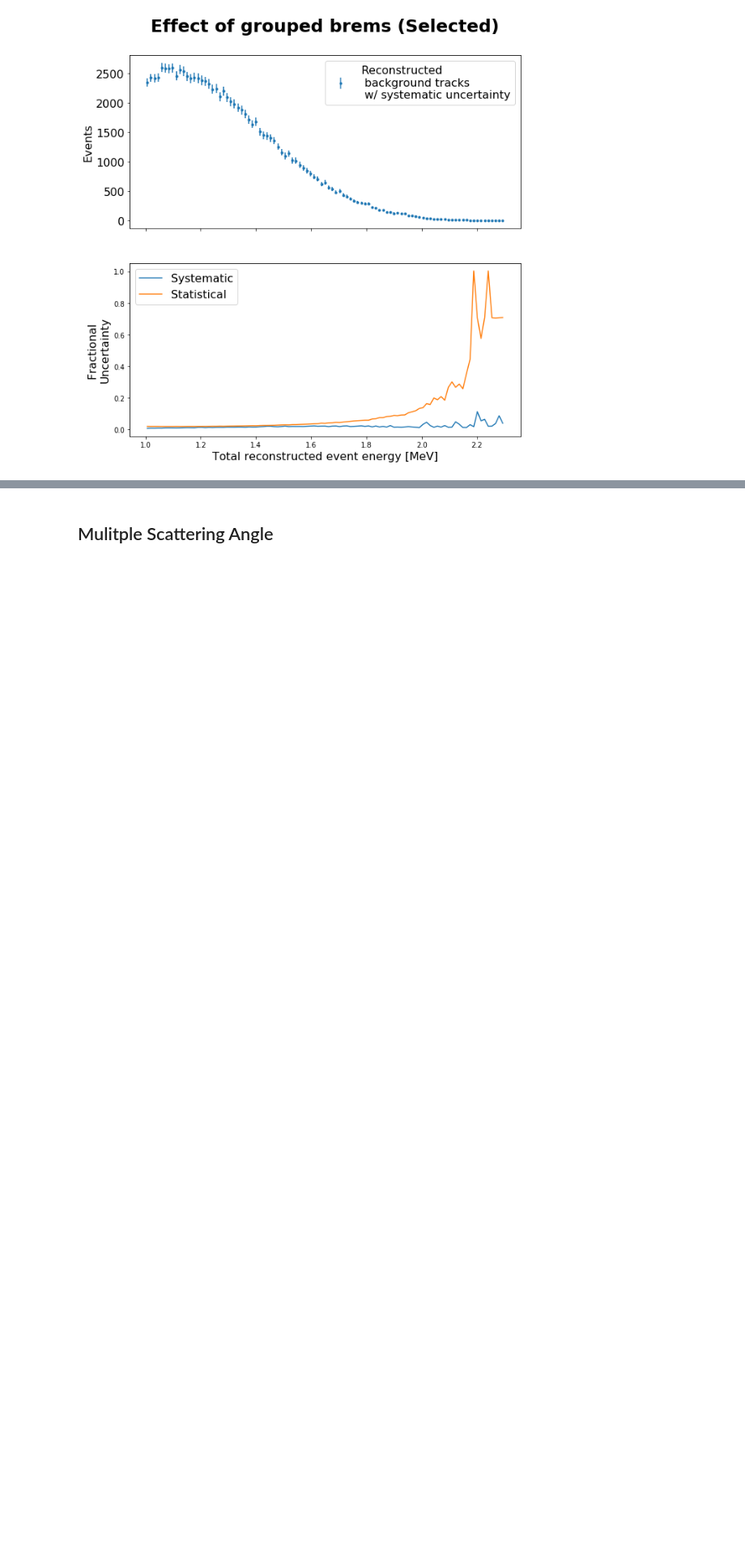
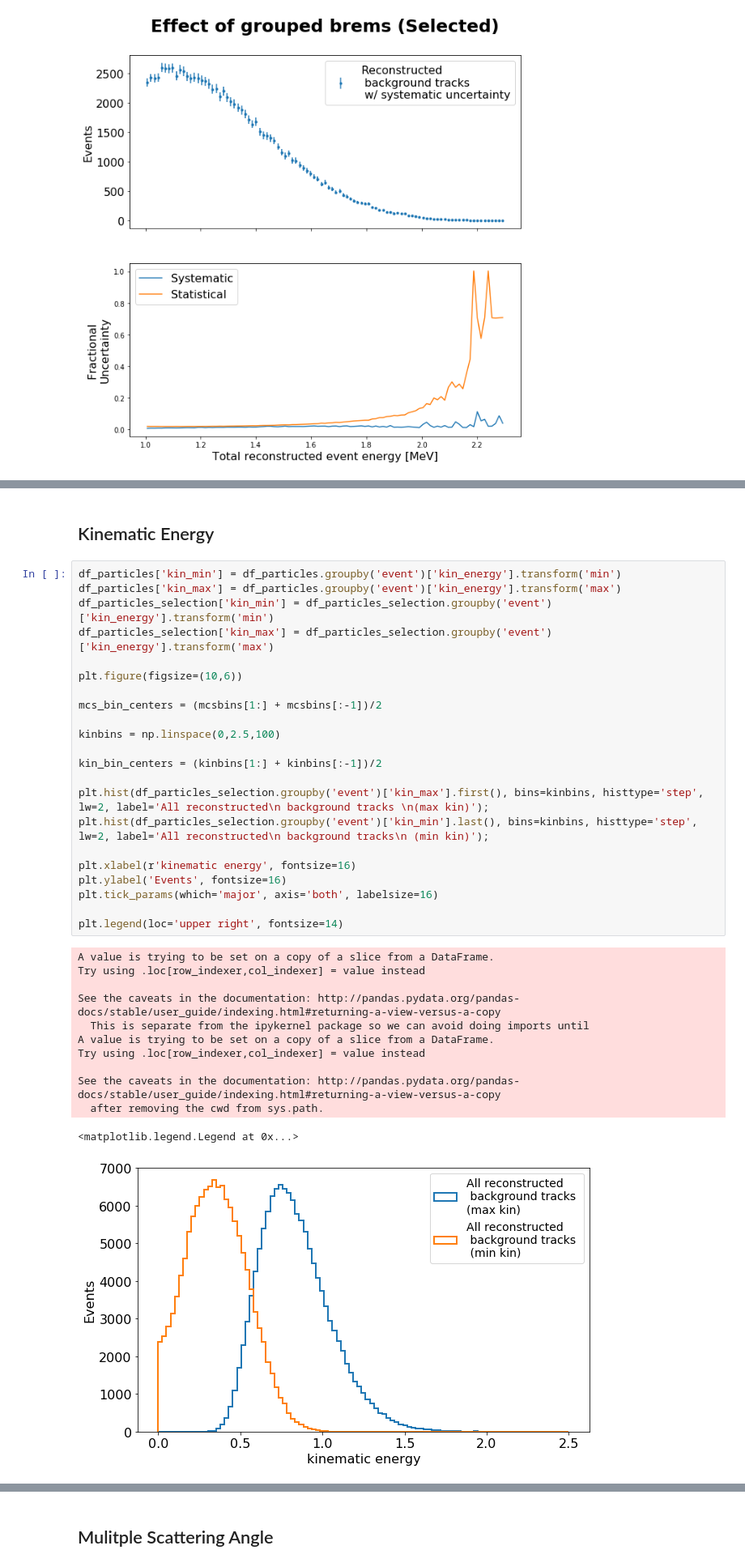
Before and after one commit to k-woodruff/bb2nu, a Jupyter notebook: bb2nu_signal_distribution.ipynb, the cells around one changed output, grey strips where cells are left out. Shown at 81% size. Cells and saved outputs as stored; diff of their text form; blank space fills up the shorter version.

```diff
--- a/bb2nu_signal_distribution.ipynb
+++ b/bb2nu_signal_distribution.ipynb
@@ -249,0 +267,37 @@ Average Selected Grouped Uncertainty:0.021262819108624303
+# %% [markdown]
+## Kinematic Energy
+# %%
+df_particles['kin_min'] = df_particles.groupby('event')['kin_energy'].transform('min')
+df_particles['kin_max'] = df_particles.groupby('event')['kin_energy'].transform('max')
+df_particles_selection['kin_min'] = df_particles_selection.groupby('event')['kin_energy'].transform('min')
+df_particles_selection['kin_max'] = df_particles_selection.groupby('event')['kin_energy'].transform('max')
+
+plt.figure(figsize=(10,6))
+
+mcs_bin_centers = (mcsbins[1:] + mcsbins[:-1])/2
+
+kinbins = np.linspace(0,2.5,100)
+
+kin_bin_centers = (kinbins[1:] + kinbins[:-1])/2
+
+plt.hist(df_particles_selection.groupby('event')['kin_max'].first(), bins=kinbins, histtype='step', lw=2, label='All reconstructed\n background tracks \n(max kin)');
+plt.hist(df_particles_selection.groupby('event')['kin_min'].last(), bins=kinbins, histtype='step', lw=2, label='All reconstructed\n background tracks\n (min kin)');
+
+plt.xlabel(r'kinematic energy', fontsize=16)
+plt.ylabel('Events', fontsize=16)
+plt.tick_params(which='major', axis='both', labelsize=16)
+
+plt.legend(loc='upper right', fontsize=14)
+# %% [output]
+A value is trying to be set on a copy of a slice from a DataFrame.
+Try using .loc[row_indexer,col_indexer] = value instead
+
+See the caveats in the documentation: http://pandas.pydata.org/pandas-docs/stable/user_guide/indexing.html#returning-a-view-versus-a-copy
+  This is separate from the ipykernel package so we can avoid doing imports until
+A value is trying to be set on a copy of a slice from a DataFrame.
+Try using .loc[row_indexer,col_indexer] = value instead
+
+See the caveats in the documentation: http://pandas.pydata.org/pandas-docs/stable/user_guide/indexing.html#returning-a-view-versus-a-copy
+  after removing the cwd from sys.path.
+<matplotlib.legend.Legend at 0x...>
+[figure, added]
```
Also changed, not shown: parts of 17 cells of this notebook.
